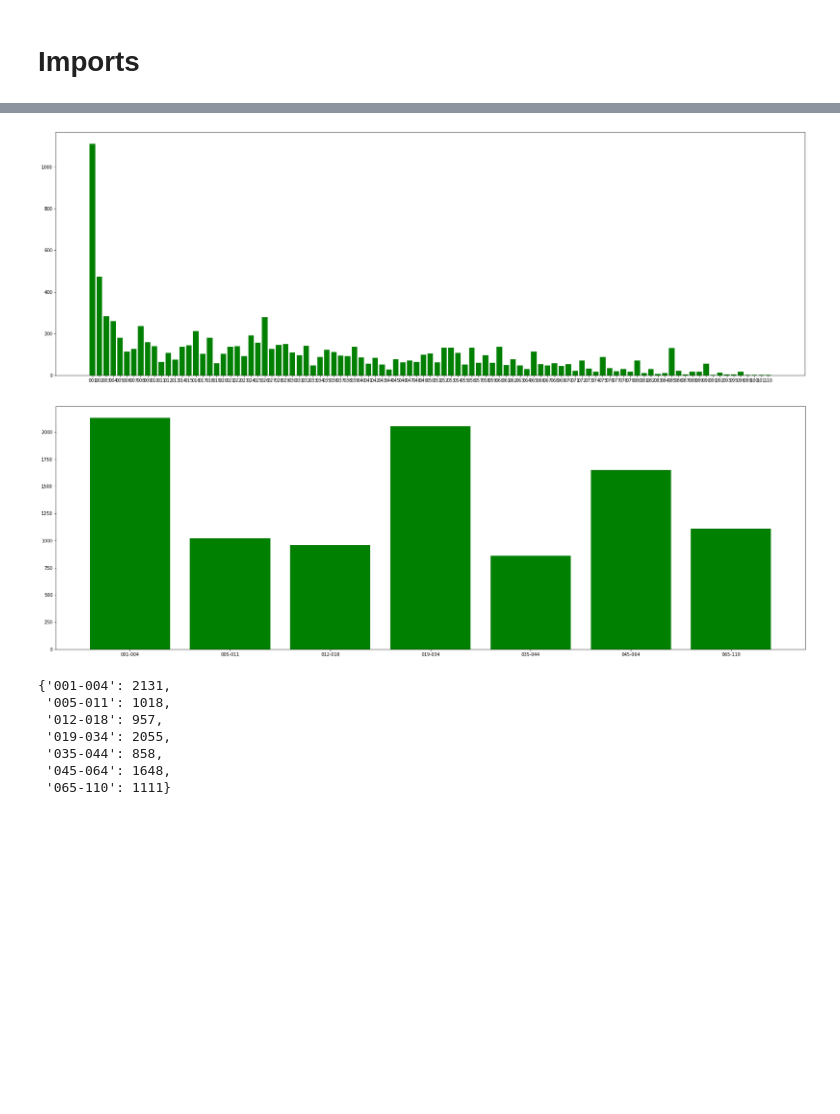
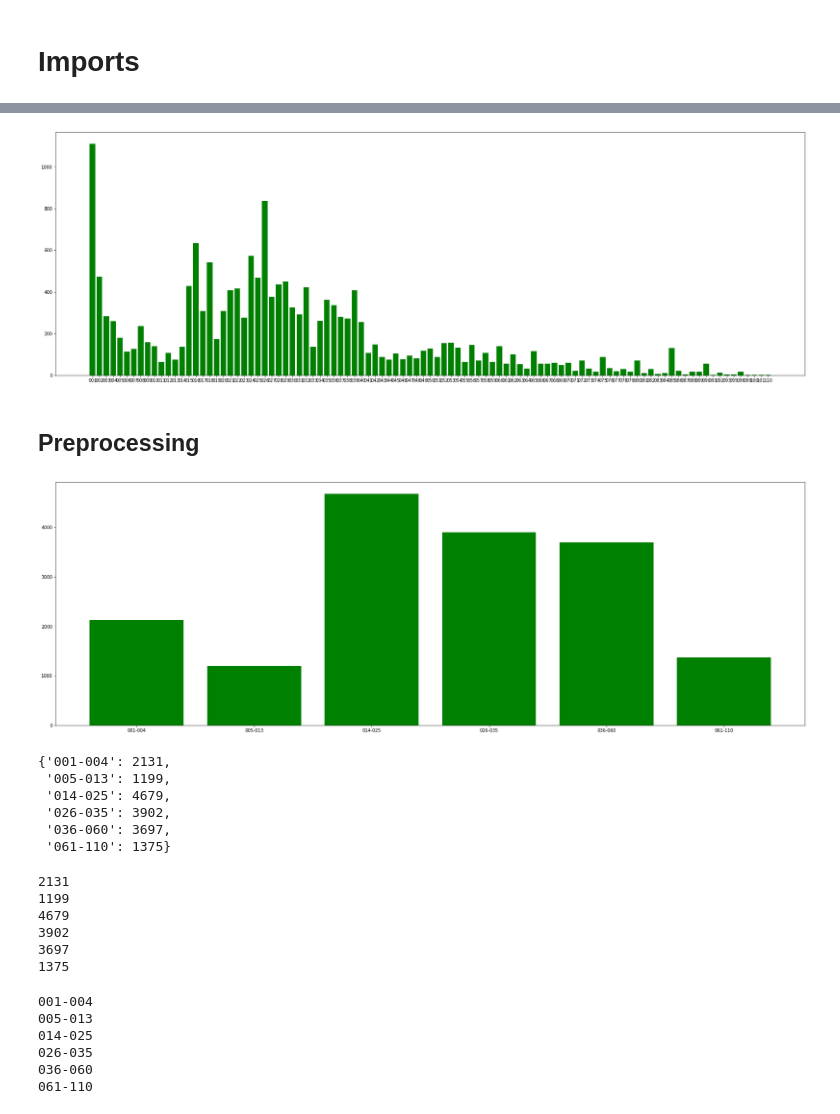
Before and after one commit to QuentinDucoulombier/Agemazing, a Jupyter notebook: agemazing_model.ipynb, the cells around one changed output, grey strips where cells are left out. Saved outputs shown, nothing was run; the diff lists cells and outputs as text; code cells hidden in the pictures; blank space fills up the shorter version.

Commit message:
chore: update notebook from kaggle and add align face, mobilenet model

```diff
--- a/agemazing_model.ipynb
+++ b/agemazing_model.ipynb
@@ -38,16 +36,26 @@ Keras version: 2.6.0
 # %%
+# Directory containing the age classes
+#INPUT_CLASSES_DIR = '/kaggle/input/facial-age/face_age/'
+INPUT_CLASSES_DIR = '/kaggle/input/face-age-w-asian/face_age/'
 
-INPUT_CLASSES_DIR = '/kaggle/input/facial-age/face_age/'
-
+# List of folders in the specified directory
 folders = glob(INPUT_CLASSES_DIR + '*')
 
+# Dictionary to store the number of files per age
 ages_dict = {}
 
+# Iterate through the folders and count the files in each folder
 for dirname in folders:
-    ages_dict[dirname.rsplit('/')[-1]] = len(os.listdir(dirname))
+    age = dirname.rsplit('/')[-1]
+    if age != 'face_age':
+        ages_dict[age] = len(os.listdir(dirname))
 
-print ('Possible ages:')
+# Sort the ages
 ages_dict = dict(sorted(ages_dict.items()))
-del[ages_dict['face_age']]
+
+# Display the possible ages
+print('Possible ages:')
+for age in ages_dict.keys():
+    print(age)
 # %% [output]
 Possible ages:
@@ -58,37 +82,37 @@ plt.bar(list(ages_dict.keys()), ages_dict.values(), color='g')
 
 plt.show()
 # %% [output]
-[figure, old version]
+[figure, new version]
+# %% [markdown]
+## Preprocessing
 # %%
-age_splits = [1,5,12,19,35,45,65,111]
+age_splits = [1,5,14,26,36,61,111]
 
 age_splits_ranges = [[str(x).rjust(3,"0") for x in list(range(age_splits[idx],age_splits[idx+1]))] for idx in range(len(age_splits)-1)]
-
 
 age_groups = {}
 
 for age_range in age_splits_ranges:
     total = 0
     for age in age_range:
         if age in ages_dict:
             total += ages_dict[age]
     age_groups[f'{age_range[0]}-{age_range[-1]}'] = total
 
 #age_groups
 plt.figure(figsize=(30, 10))
 
 plt.bar(list(age_groups.keys()), age_groups.values(), color='g')
 
 plt.show()
 # %% [output]
-[figure, old version]
+[figure, new version]
 # %%
 age_groups
 # %% [output]
 {'001-004': 2131,
- '005-011': 1018,
- '012-018': 957,
- '019-034': 2055,
- '035-044': 858,
- '045-064': 1648,
- '065-110': 1111}
+ '005-013': 1199,
+ '014-025': 4679,
+ '026-035': 3902,
+ '036-060': 3697,
+ '061-110': 1375}
@@ -99,0 +119,10 @@ TEST_SAMPLE_SIZE = MIN_COUNT_IN_CLASS - TRAIN_SAMPLE_SIZE
+# %%
+for val in age_groups.values():
+    print(val)
+# %% [output]
+2131
+1199
+4679
+3902
+3697
+1375
@@ -115,16 +148,29 @@ for age_range in age_splits_ranges:
         age_groupped_filenames.extend(glob(full_dirname + '/*'))
     age_groupped_filenames_dict[f'{age_range[0]}-{age_range[-1]}'] = age_groupped_filenames
 
+i = 0  # Pour itérer à travers train_sample_size
 for age_range in age_groupped_filenames_dict:
-    age_sample = random.sample(age_groupped_filenames_dict[age_range], MIN_COUNT_IN_CLASS)
-    train_filenames = age_sample[:TRAIN_SAMPLE_SIZE]
+    print(age_range)
+    # Utiliser la taille correspondante de train_sample_size
+    current_train_sample_size = train_sample_size[i]
+    i += 1
+    age_sample = random.sample(age_groupped_filenames_dict[age_range], len(age_groupped_filenames_dict[age_range]))
+
+    train_filenames = age_sample[:current_train_sample_size]
     for f in train_filenames:
         copyfile(f, f"{train_root}/{age_range}/{f.split('/')[-1]}")
-
-
-    test_filenames = age_sample[TRAIN_SAMPLE_SIZE:]
+        #print(f"{train_root}/{age_range}/{f.split('/')[-1]}")
+    test_filenames = age_sample[current_train_sample_size:]
     for f in test_filenames:
         copyfile(f, f"{test_root}/{age_range}/{f.split('/')[-1]}")
+        #print(f"{test_root}/{age_range}/{f.split('/')[-1]}")
+# %% [output]
+001-004
+005-013
+014-025
+026-035
+036-060
+061-110
 # %%
 # useful for getting number of files
 train_files = glob(train_root + '/*/*.png')
```
Also changed, not shown: parts of 44 cells of this notebook, 3 other files.
